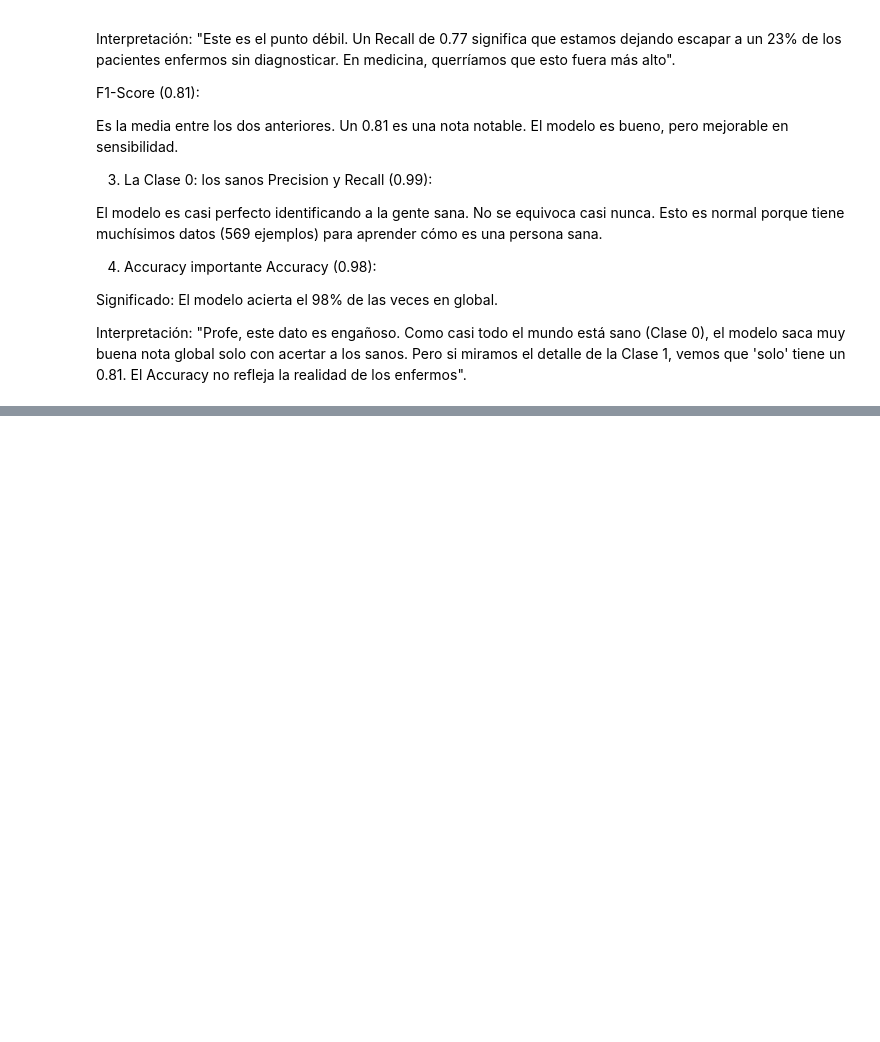
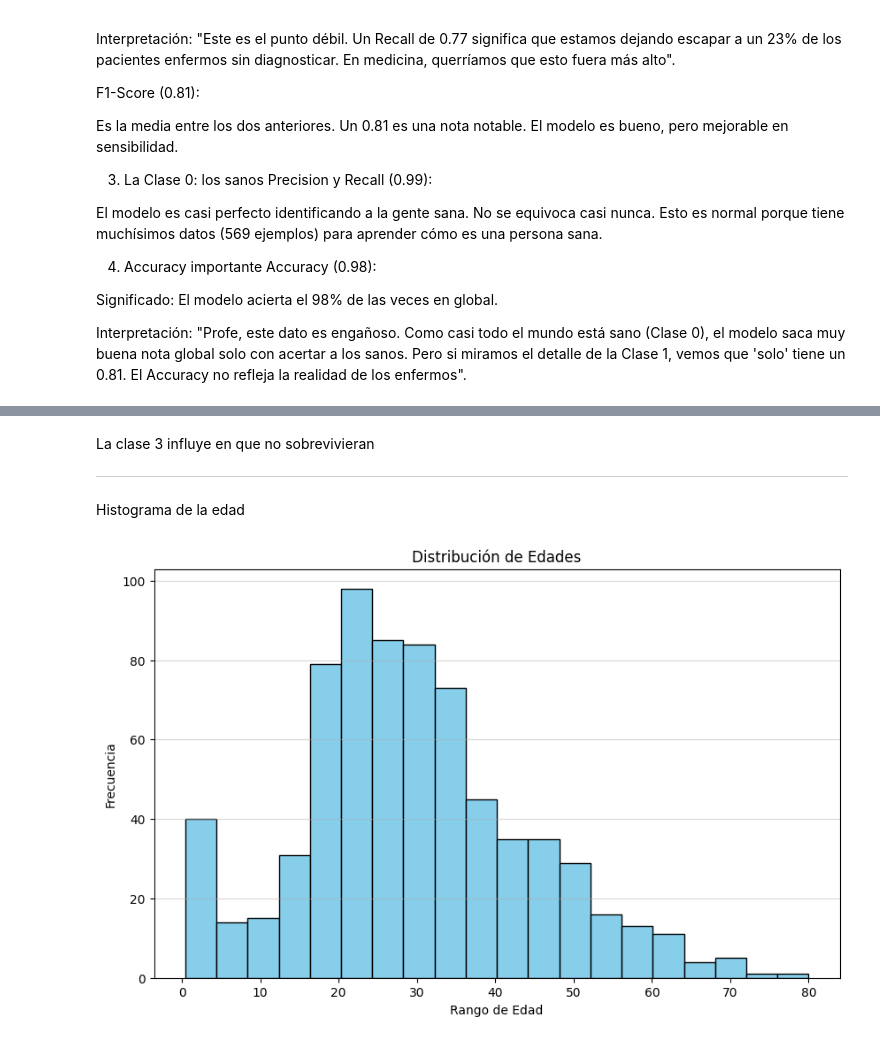
Before and after one commit to nickiiinicole/MACHINE_LEARNING_1UD, a Jupyter notebook: Logistic Regression-20260113/Supervised-LogisticRegression.ipynb, the cells around one changed output, grey strips where cells are left out. Saved outputs shown, nothing was run; the diff lists cells and outputs as text; code cells hidden in the pictures; blank space fills up the shorter version.

```diff
--- a/Logistic Regression-20260113/Supervised-LogisticRegression.ipynb
+++ b/Logistic Regression-20260113/Supervised-LogisticRegression.ipynb
@@ -374,0 +424,20 @@ Interpretación: "Profe, este dato es engañoso. Como casi todo el mundo está s
+# %% [markdown]
+La clase 3 influye en que no sobrevivieran
+
+-----------
+# %% [markdown]
+Histograma de la edad
+# %%
+plt.figure(figsize=(10, 6))
+
+df_titanic['Age'].plot(kind='hist', bins=20, color='skyblue', edgecolor='black')
+plt.title('Distribución de Edades')
+plt.xlabel('Rango de Edad')
+
+plt.ylabel('Frecuencia')
+
+plt.grid(axis='y', alpha=0.5)
+
+plt.show()
+# %% [output]
+[figure, added]
```
Also changed, not shown: parts of 44 cells of this notebook.
